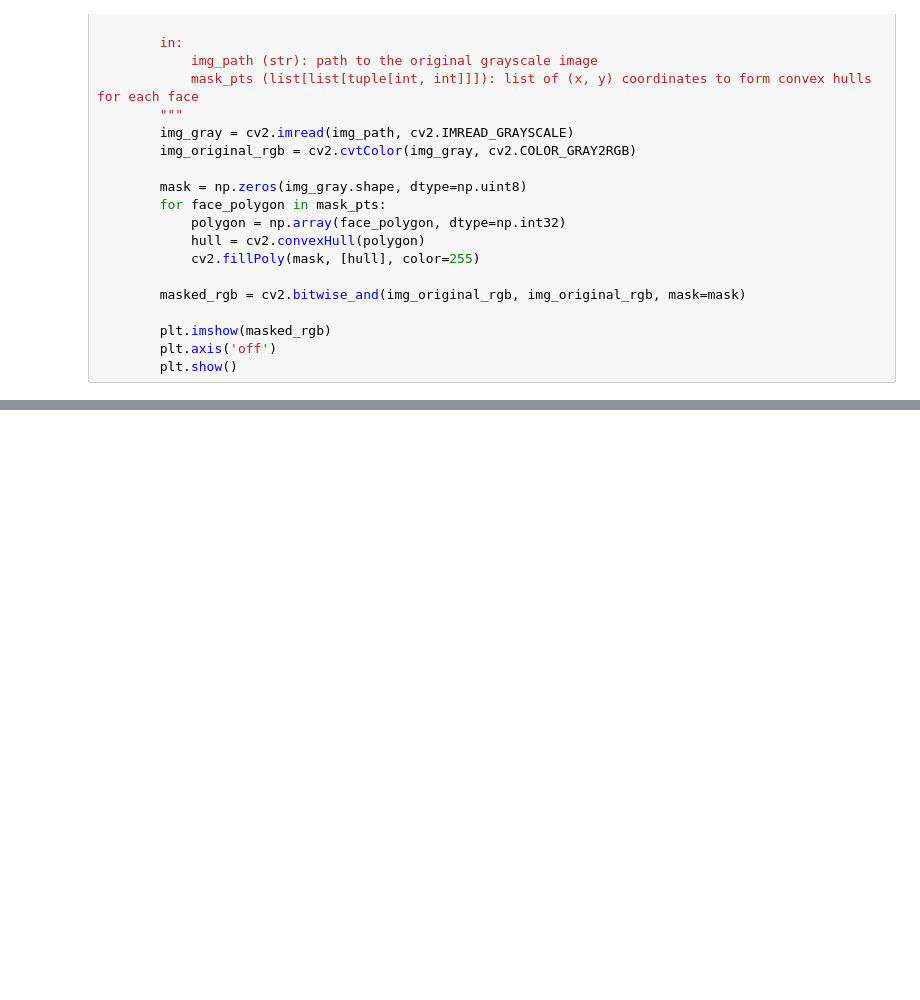
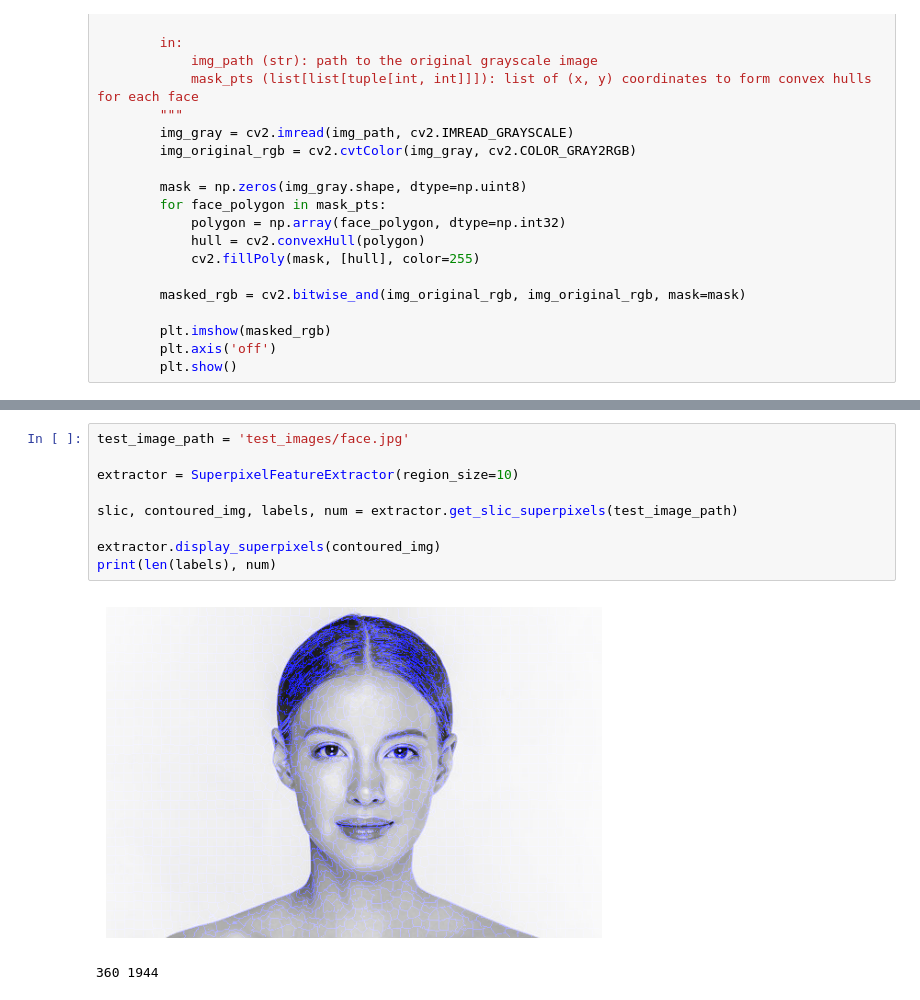
Before and after one commit to icingtea/skin_detection, a Jupyter notebook: testing_jia.ipynb, the cells around one changed output, grey strips where cells are left out. Saved outputs shown, nothing was run; the diff lists cells and outputs as text; blank space fills up the shorter version.

Commit message:
superpixel

```diff
--- a/testing_jia.ipynb
+++ b/testing_jia.ipynb
@@ -156,0 +242,12 @@ SyntaxError: invalid syntax (3623812665.py, line 12)
+# %%
+test_image_path = 'test_images/face.jpg'
+
+extractor = SuperpixelFeatureExtractor(region_size=10)
+
+slic, contoured_img, labels, num = extractor.get_slic_superpixels(test_image_path)
+
+extractor.display_superpixels(contoured_img)
+print(len(labels), num)
+# %% [output]
+[figure, added]
+360 1944
```
Also changed, not shown: parts of 5 cells of this notebook, 1 other file.
